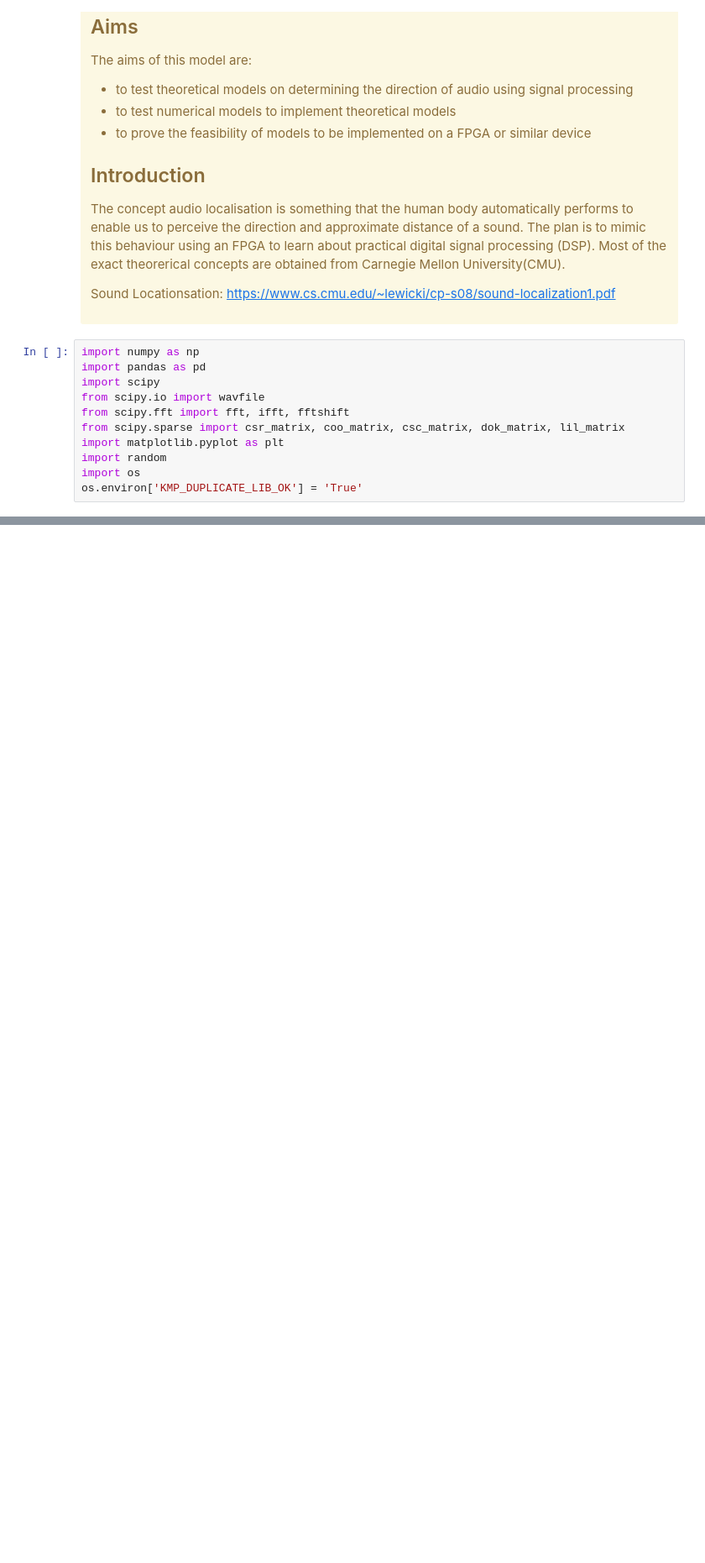
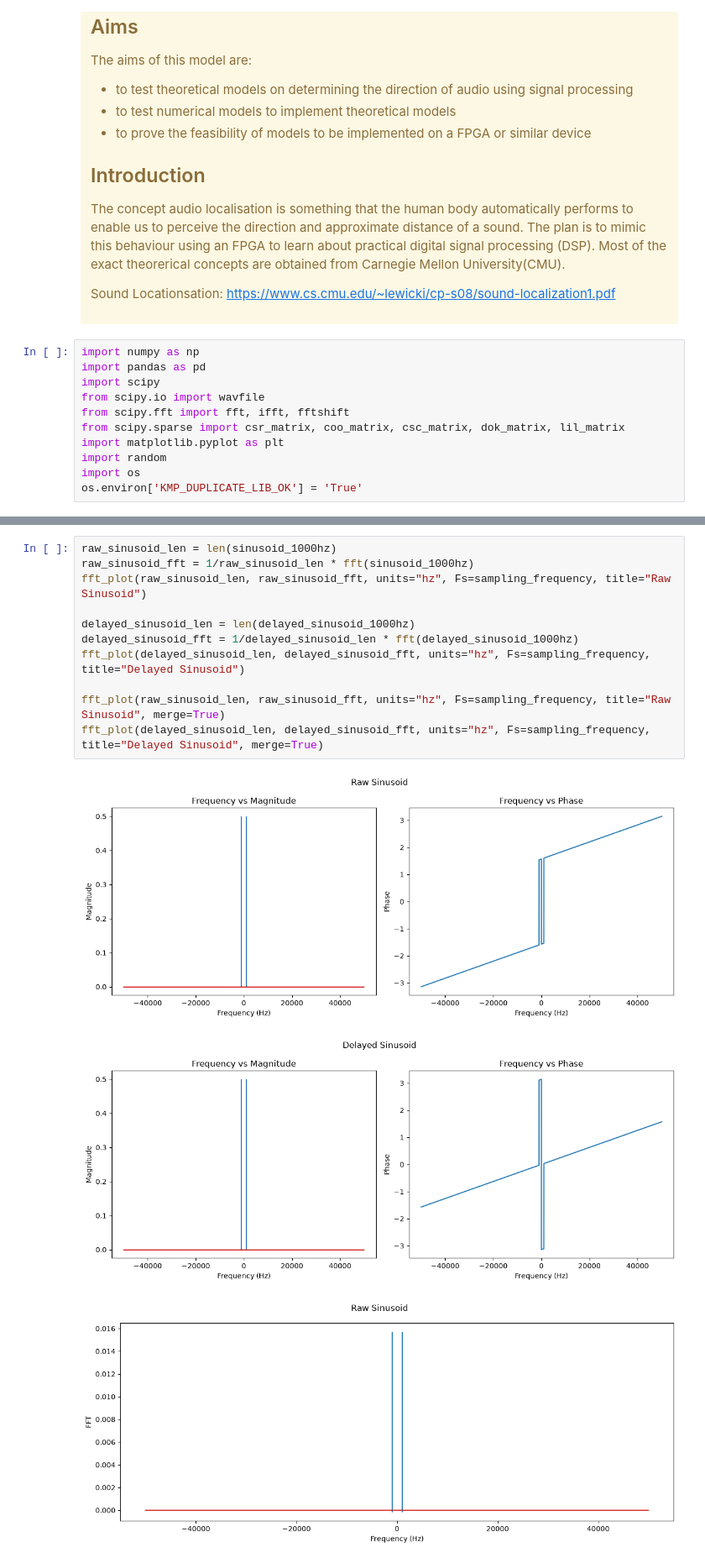
Before and after one commit to KhohZongEu/Audio-Localiser, a Jupyter notebook: theoretical_model/python_simulation.ipynb, the cells around one changed output, grey strips where cells are left out. Shown at 84% size. Drawn from its saved outputs; the diff is of its cells as text; blank space fills up the shorter version.

```diff
--- a/theoretical_model/python_simulation.ipynb
+++ b/theoretical_model/python_simulation.ipynb
@@ -28,0 +142,15 @@ os.environ['KMP_DUPLICATE_LIB_OK'] = 'True'
+# %%
+raw_sinusoid_len = len(sinusoid_1000hz)
+raw_sinusoid_fft = 1/raw_sinusoid_len * fft(sinusoid_1000hz)
+fft_plot(raw_sinusoid_len, raw_sinusoid_fft, units="hz", Fs=sampling_frequency, title="Raw Sinusoid")
+
+delayed_sinusoid_len = len(delayed_sinusoid_1000hz)
+delayed_sinusoid_fft = 1/delayed_sinusoid_len * fft(delayed_sinusoid_1000hz)
+fft_plot(delayed_sinusoid_len, delayed_sinusoid_fft, units="hz", Fs=sampling_frequency, title="Delayed Sinusoid")
+
+fft_plot(raw_sinusoid_len, raw_sinusoid_fft, units="hz", Fs=sampling_frequency, title="Raw Sinusoid", merge=True)
+fft_plot(delayed_sinusoid_len, delayed_sinusoid_fft, units="hz", Fs=sampling_frequency, title="Delayed Sinusoid", merge=True)
+# %% [output]
+[figure, added]
+[figure, added]
+[figure, added]
```
Also changed, not shown: parts of 7 cells of this notebook.
